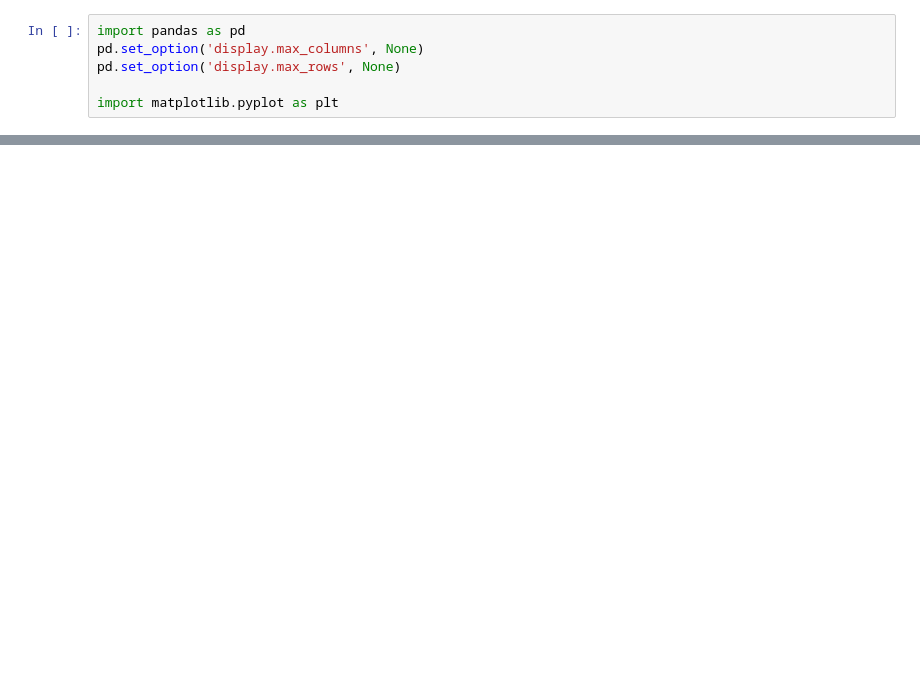
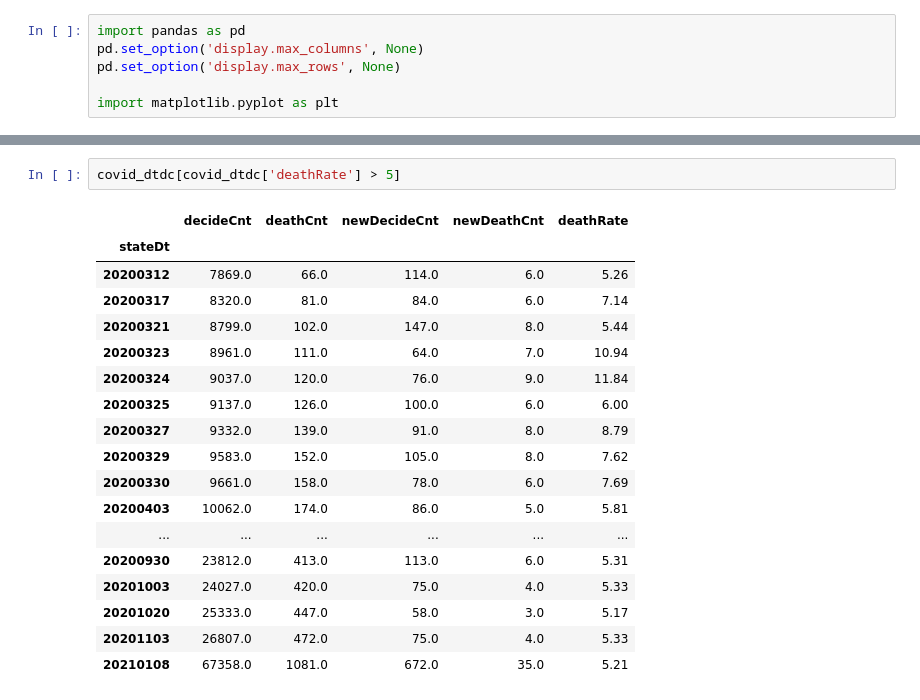
Before and after one commit to tiod0611/practice_language, a Jupyter notebook: python/TimeSeries/covid_korea/covid_korea.ipynb, the cells around one changed output, grey strips where cells are left out. Drawn from its saved outputs; the diff is of its cells as text; blank space fills up the shorter version.

```diff
--- a/python/TimeSeries/covid_korea/covid_korea.ipynb
+++ b/python/TimeSeries/covid_korea/covid_korea.ipynb
@@ -148,0 +269,21 @@ https://kdx.kr/data/view/25918
+# %%
+covid_dtdc[covid_dtdc['deathRate'] > 5]
+# %% [output]
+|  | decideCnt | deathCnt | newDecideCnt | newDeathCnt | deathRate |
+| stateDt |  |  |  |  |  |
+| 20200312 | 7869.0 | 66.0 | 114.0 | 6.0 | 5.26 |
+| 20200317 | 8320.0 | 81.0 | 84.0 | 6.0 | 7.14 |
+| 20200321 | 8799.0 | 102.0 | 147.0 | 8.0 | 5.44 |
+| 20200323 | 8961.0 | 111.0 | 64.0 | 7.0 | 10.94 |
+| 20200324 | 9037.0 | 120.0 | 76.0 | 9.0 | 11.84 |
+| 20200325 | 9137.0 | 126.0 | 100.0 | 6.0 | 6.00 |
+| 20200327 | 9332.0 | 139.0 | 91.0 | 8.0 | 8.79 |
+| 20200329 | 9583.0 | 152.0 | 105.0 | 8.0 | 7.62 |
+| 20200330 | 9661.0 | 158.0 | 78.0 | 6.0 | 7.69 |
+| 20200403 | 10062.0 | 174.0 | 86.0 | 5.0 | 5.81 |
+| ... | ... | ... | ... | ... | ... |
+| 20200930 | 23812.0 | 413.0 | 113.0 | 6.0 | 5.31 |
+| 20201003 | 24027.0 | 420.0 | 75.0 | 4.0 | 5.33 |
+| 20201020 | 25333.0 | 447.0 | 58.0 | 3.0 | 5.17 |
+| 20201103 | 26807.0 | 472.0 | 75.0 | 4.0 | 5.33 |
+| 20210108 | 67358.0 | 1081.0 | 672.0 | 35.0 | 5.21 |
```
Also changed, not shown: parts of 55 cells of this notebook.
